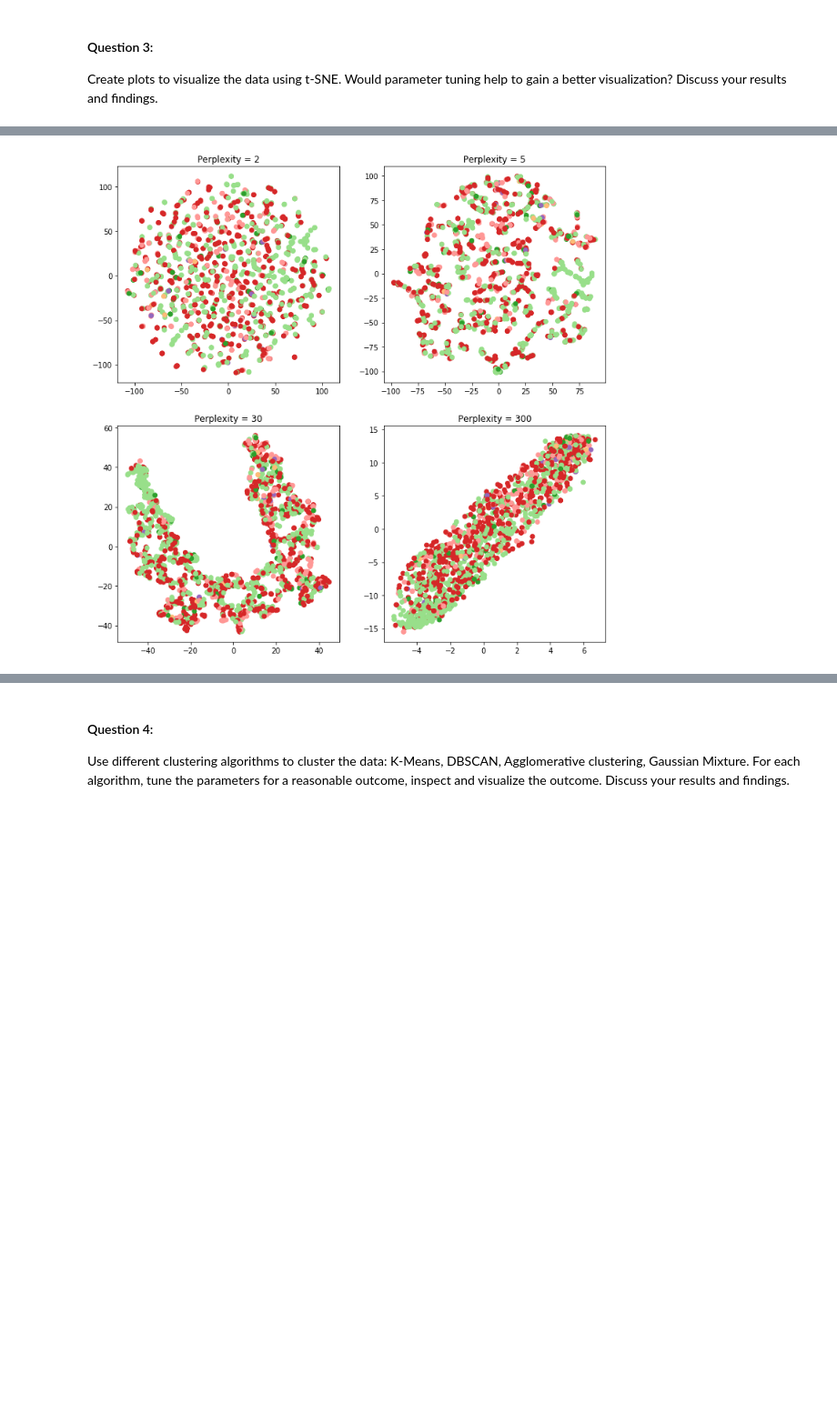
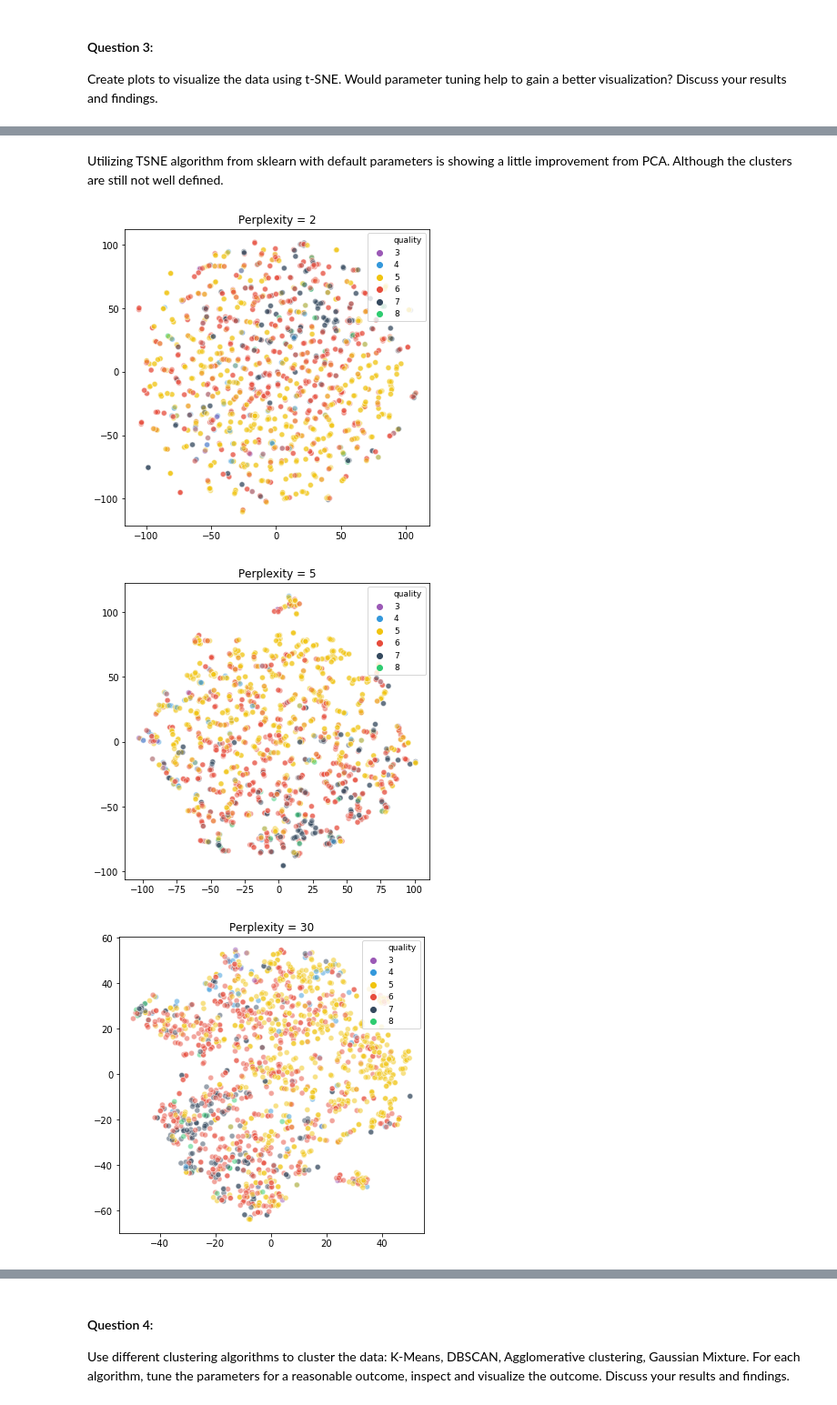
Before and after one commit to miggytrinidad/INFOT70_A3, a Jupyter notebook: INFOT780-assignment3.ipynb, the cells around one changed output, grey strips where cells are left out. Shown at 91% size. Drawn from its saved outputs; the diff is of its cells as text; code cells hidden in the pictures; blank space fills up the shorter version.

```diff
--- a/INFOT780-assignment3.ipynb
+++ b/INFOT780-assignment3.ipynb
@@ -132,7 +148,7 @@ features = df.columns.tolist()
 X = df[features[:-1]]
 
 #target variable - quality
-Y = df[features[-1]]
+y = df[features[-1]]
 X.head()
 # %% [output]
 |  | fixed_acidity | volatile_acidity | citric_acid | residual_sugar | chlorides | free_sulfur_dioxide | ... |
@@ -227,0 +263,21 @@ plt.legend(loc="upper right", prop={'size': 9})
+# %%
+#TSNE with default parameters
+tsne = TSNE(n_components=2, random_state = 42)
+wine_tsne = tsne.fit_transform(X_scaled)
+
+
+plt.figure(figsize=(6, 6))
+
+sns.scatterplot(
+    x= wine_tsne[:,0],
+    y= wine_tsne[:,1],
+    hue= y,
+    palette=sns.color_palette(flatui),
+    data = X,
+    legend = "full",
+    alpha = 0.5
+)
+
+plt.xlabel("First principal component", fontsize = 16)
+plt.ylabel("Second principal component", fontsize = 16)
+plt.legend(loc="upper right", prop={'size': 6})
@@ -228,9 +287,23 @@ plt.legend(loc="upper right", prop={'size': 9})
+# %% [markdown]
+Utilizing TSNE algorithm from sklearn with default parameters is showing a little improvement from PCA. Although the clusters are still not well defined.
 # %%
-fig, axes = plt.subplots(2, 2, figsize=(12,12))
 for i, perplexity in enumerate([2, 5, 30, 300]):
-    plt.sca(axes[i // 2, i % 2])
-    wine_tsne = TSNE(n_components=2,perplexity=perplexity, random_state=42).fit_transform(X)
-    plt.scatter(wine_tsne[:, 0], wine_tsne[:, 1], c=plt.cm.tab20(Y))
+    wine_tsne = TSNE(n_components = 2,perplexity=perplexity, random_state = 42).fit_transform(X_scaled)
+
+    plt.figure(figsize=(6, 6))
+    sns.scatterplot(
+        x = wine_tsne[:,0],
+        y = wine_tsne[:,1],
+        hue=y,
+        palette=sns.color_palette(flatui),
+        data = X,
+        legend = "full",
+        alpha = 0.5
+    )
+
+    plt.legend(loc="upper right", prop={'size': 9})
     plt.title("Perplexity = {}".format(perplexity))
 # %% [output]
-[figure, old version]
+[figure, new version]
+[figure, added]
+[figure, added]
```
Also changed, not shown: parts of 53 cells of this notebook.
